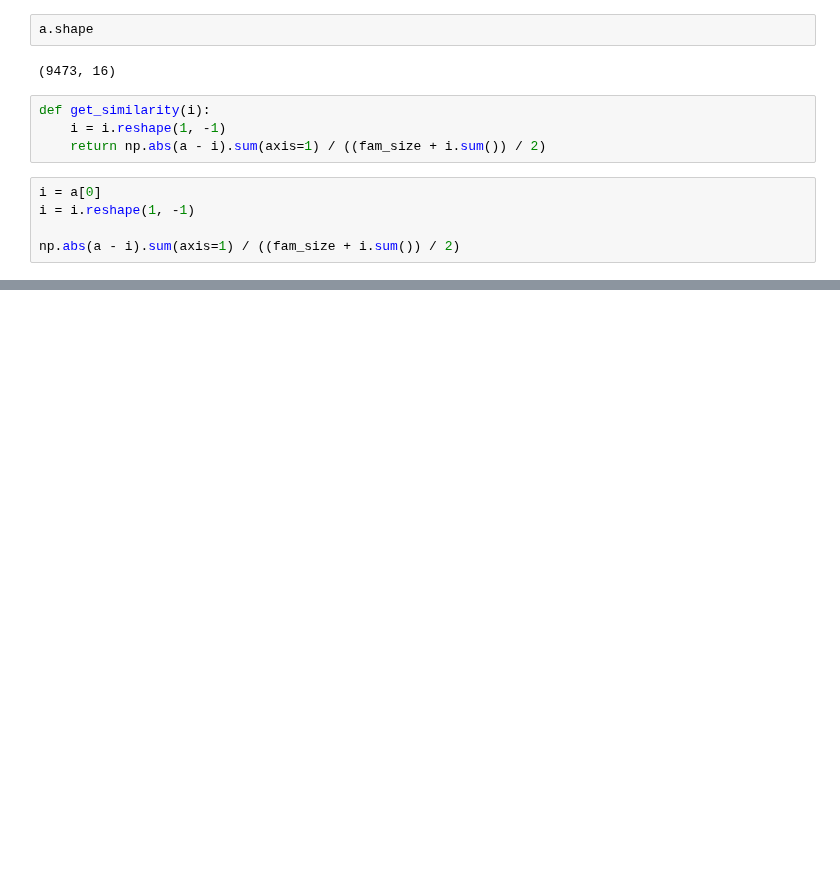
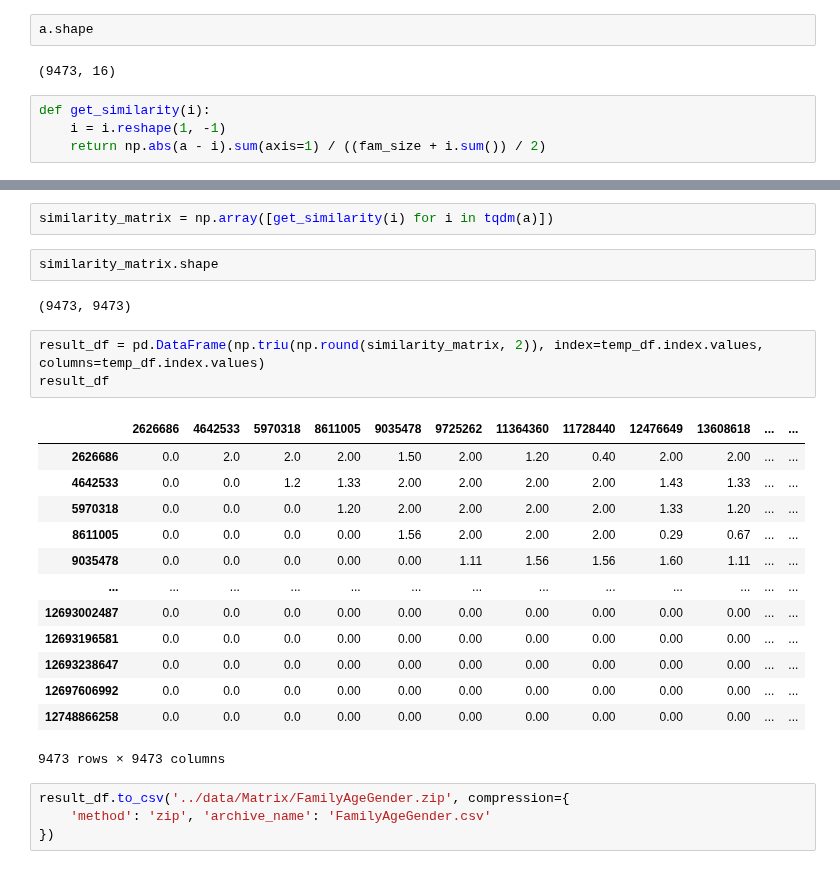
Before and after one commit to sadraheydari/BS_project, a Jupyter notebook: code/notebooks/03 - Houshold Features.ipynb, the cells around one changed output, grey strips where cells are left out. Drawn from its saved outputs; the diff is of its cells as text; blank space fills up the shorter version.

Commit message:
family matrix

```diff
--- a/code/notebooks/03 - Houshold Features.ipynb
+++ b/code/notebooks/03 - Houshold Features.ipynb
@@ -211,8 +197,3 @@ a.shape
 def get_similarity(i):
     i = i.reshape(1, -1)
     return np.abs(a - i).sum(axis=1) / ((fam_size + i.sum()) / 2)
-# %%
-i = a[0]
-i = i.reshape(1, -1)
-
-np.abs(a - i).sum(axis=1) / ((fam_size + i.sum()) / 2)
@@ -223,0 +200,27 @@ array([2. , 2.5, 2. , ..., 1.5, 1.5, 1.5])
+# %%
+similarity_matrix = np.array([get_similarity(i) for i in tqdm(a)])
+# %%
+similarity_matrix.shape
+# %% [output]
+(9473, 9473)
+# %%
+result_df = pd.DataFrame(np.triu(np.round(similarity_matrix, 2)), index=temp_df.index.values, columns=temp_df.index.values)
+result_df
+# %% [output]
+|  | 2626686 | 4642533 | 5970318 | 8611005 | 9035478 | 9725262 | 11364360 | 11728440 | 12476649 | 13608618 | ... | ... |
+| 2626686 | 0.0 | 2.0 | 2.0 | 2.00 | 1.50 | 2.00 | 1.20 | 0.40 | 2.00 | 2.00 | ... | ... |
+| 4642533 | 0.0 | 0.0 | 1.2 | 1.33 | 2.00 | 2.00 | 2.00 | 2.00 | 1.43 | 1.33 | ... | ... |
+| 5970318 | 0.0 | 0.0 | 0.0 | 1.20 | 2.00 | 2.00 | 2.00 | 2.00 | 1.33 | 1.20 | ... | ... |
+| 8611005 | 0.0 | 0.0 | 0.0 | 0.00 | 1.56 | 2.00 | 2.00 | 2.00 | 0.29 | 0.67 | ... | ... |
+| 9035478 | 0.0 | 0.0 | 0.0 | 0.00 | 0.00 | 1.11 | 1.56 | 1.56 | 1.60 | 1.11 | ... | ... |
+| ... | ... | ... | ... | ... | ... | ... | ... | ... | ... | ... | ... | ... |
+| 12693002487 | 0.0 | 0.0 | 0.0 | 0.00 | 0.00 | 0.00 | 0.00 | 0.00 | 0.00 | 0.00 | ... | ... |
+| 12693196581 | 0.0 | 0.0 | 0.0 | 0.00 | 0.00 | 0.00 | 0.00 | 0.00 | 0.00 | 0.00 | ... | ... |
+| 12693238647 | 0.0 | 0.0 | 0.0 | 0.00 | 0.00 | 0.00 | 0.00 | 0.00 | 0.00 | 0.00 | ... | ... |
+| 12697606992 | 0.0 | 0.0 | 0.0 | 0.00 | 0.00 | 0.00 | 0.00 | 0.00 | 0.00 | 0.00 | ... | ... |
+| 12748866258 | 0.0 | 0.0 | 0.0 | 0.00 | 0.00 | 0.00 | 0.00 | 0.00 | 0.00 | 0.00 | ... | ... |
+9473 rows × 9473 columns
+# %%
+result_df.to_csv('../data/Matrix/FamilyAgeGender.zip', compression={
+    'method': 'zip', 'archive_name': 'FamilyAgeGender.csv'
+})
```
Also changed, not shown: parts of 3 cells of this notebook, 1 other file.
